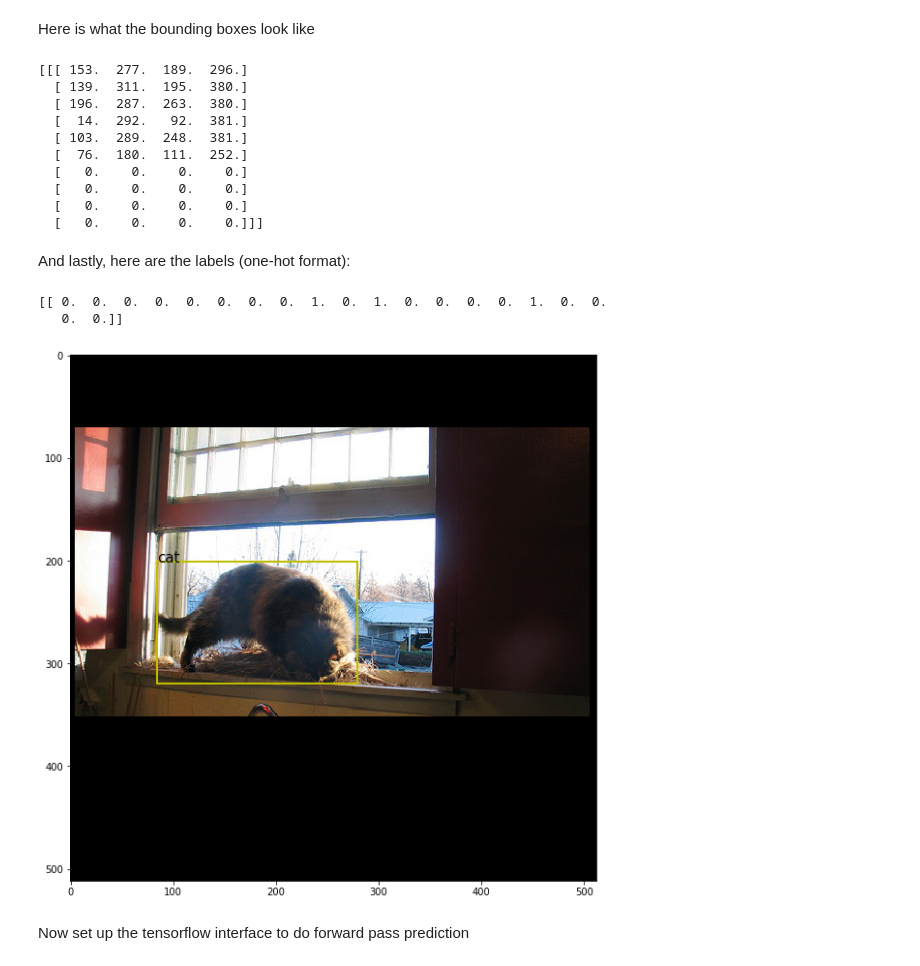
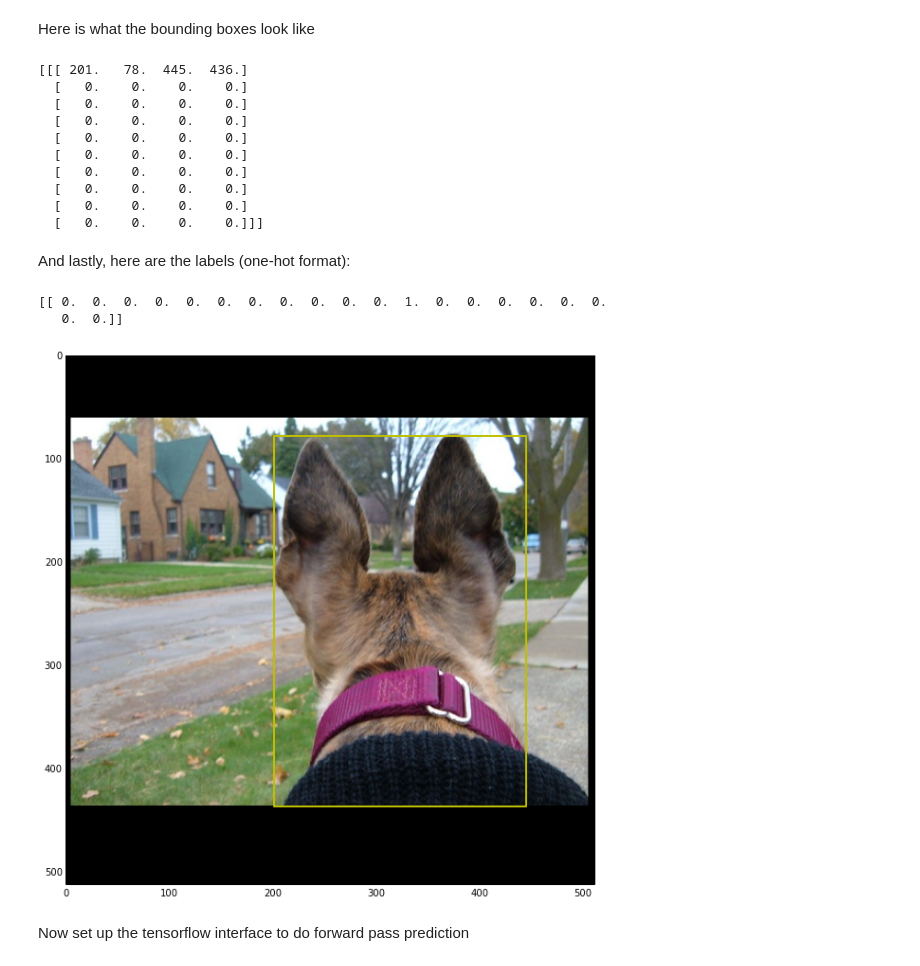
Before and after one commit to coreyjadams/DLPlayground, a Jupyter notebook: model_voc07_test/Voc07RPN-Forward-Test.ipynb, the cells around one changed output. Cells and saved outputs as stored; diff of their text form; code cells hidden in the pictures.

```diff
--- a/model_voc07_test/Voc07RPN-Forward-Test.ipynb
+++ b/model_voc07_test/Voc07RPN-Forward-Test.ipynb
@@ -12,7 +12,7 @@ loader = image_loader("./")
 meta = voc_meta("./")
 # %%
 batch_size = 1
-data, labels, boxes = loader.get_next_train_batch(batch_size, mode="class")
+data, labels, boxes = loader.get_next_val_batch(batch_size, mode="class")
 # %% [markdown]
 This is the data image shape
 # %%
@@ -24,12 +24,12 @@ Here is what the bounding boxes look like
 # %%
 print boxes
 # %% [output]
-[[[ 153.  277.  189.  296.]
-  [ 139.  311.  195.  380.]
-  [ 196.  287.  263.  380.]
-  [  14.  292.   92.  381.]
-  [ 103.  289.  248.  381.]
-  [  76.  180.  111.  252.]
+[[[ 201.   78.  445.  436.]
+  [   0.    0.    0.    0.]
+  [   0.    0.    0.    0.]
+  [   0.    0.    0.    0.]
+  [   0.    0.    0.    0.]
+  [   0.    0.    0.    0.]
   [   0.    0.    0.    0.]
   [   0.    0.    0.    0.]
   [   0.    0.    0.    0.]
@@ -39,26 +39,25 @@ And lastly, here are the labels (one-hot format):
 # %%
 print labels
 # %% [output]
-[[ 0.  0.  0.  0.  0.  0.  0.  0.  1.  0.  1.  0.  0.  0.  0.  1.  0.  0.
+[[ 0.  0.  0.  0.  0.  0.  0.  0.  0.  0.  0.  1.  0.  0.  0.  0.  0.  0.
    0.  0.]]
 # %%
 for i in range(batch_size):
-    n_roi = int(numpy.sum(labels[i]))
     fig,ax = plt.subplots(figsize=(10,10))
     plt.imshow(data[i])
-    for box, label in zip(boxes[i, 0:n_roi], labels[i, 0:n_roi]):
-        class_name = meta.class_name(numpy.argmax(label))
+    for j_roi in range(len(boxes[i])):
+        box = boxes[i][j_roi]
         rect = matplotlib.patches.Rectangle((box[0],box[1]),
                                             box[2] - box[0],
                                             box[3] - box[1],
                                             linewidth=2,
                                             edgecolor='y',
                                             facecolor='none')
-        ax.text(box[0], box[1],class_name, fontsize=15)
+#         ax.text(box[0], box[1],class_name, fontsize=15)
         ax.add_patch(rect)
     plt.show()
 # %% [output]
-[figure, old version]
+[figure, new version]
 # %% [markdown]
 Now set up the tensorflow interface to do forward pass prediction
 # %%
```
Also changed, not shown: parts of 10 cells of this notebook, 8 other files.
